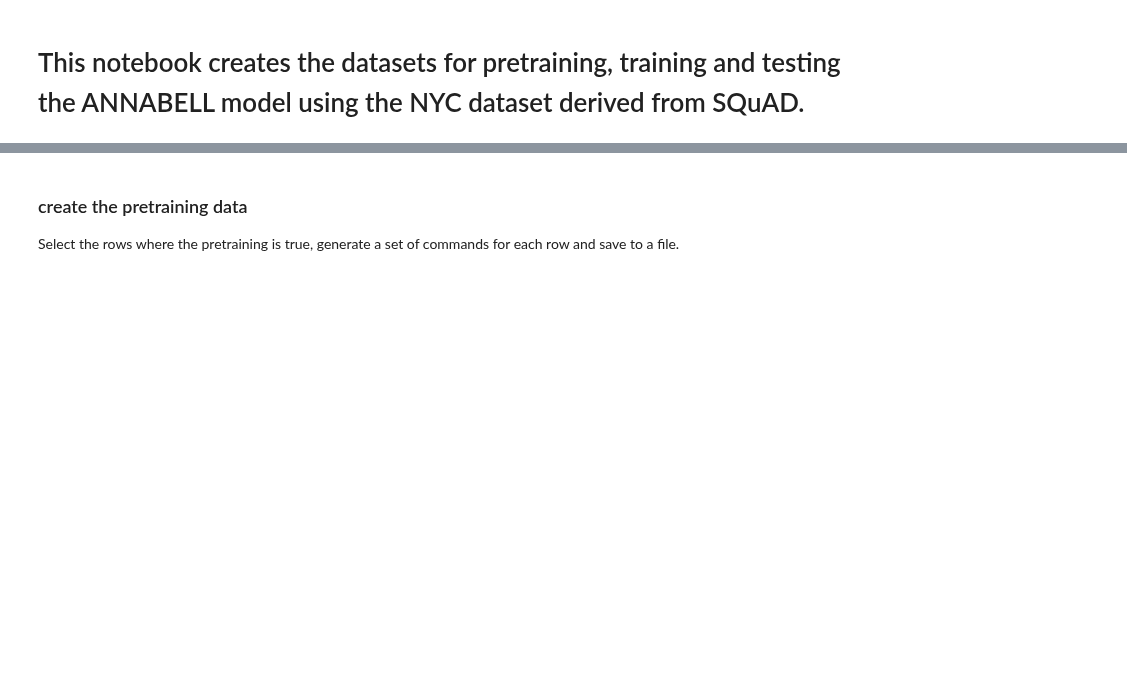
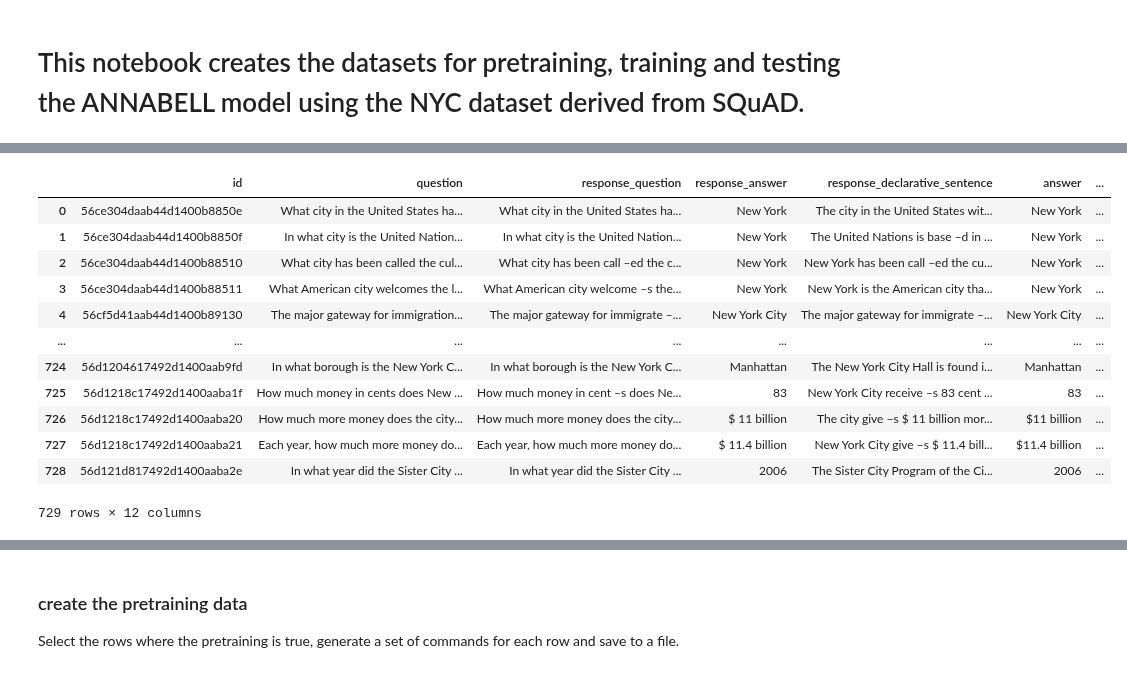
Before and after one commit to cjwalmsley/Training-and-evaluating-cognitive-language-models, a Jupyter notebook: pre_training/nyc_pretraining_training_testing.ipynb, the cells around one changed output, grey strips where cells are left out. Drawn from its saved outputs; the diff is of its cells as text; code cells hidden in the pictures; blank space fills up the shorter version.

Commit message:
Added categorisation of statements and questions to training preparation script

```diff
--- a/pre_training/nyc_pretraining_training_testing.ipynb
+++ b/pre_training/nyc_pretraining_training_testing.ipynb
@@ -115,0 +63,49 @@ nyc_squad_df
+# %%
+#load the dataset
+nyc_squad_df = pd.read_json(dataset_filepath, lines=True)
+#remove any rows where the max number of words or max numbr of characters is exceeded
+join_concurrent_capitalized_words(nyc_squad_df,
+                                  ["response_declarative_sentence_formatted", "response_question_formatted",
+                                   "response_answer_formatted"])
+nyc_squad_df = filter_dataset_by_limits(nyc_squad_df,
+                                        ["response_declarative_sentence_formatted", "response_question_formatted",
+                                         "response_declarative_sentence_formatted"], maximum_number_of_words,
+                                        maximum_word_length)
+nyc_squad_df = nyc_squad_df[
+    nyc_squad_df["response_declarative_sentence_formatted"].str.split().str.len() <= maximum_number_of_words]
+nyc_squad_df = nyc_squad_df[
+    nyc_squad_df["response_question_formatted"].str.split().str.len() <= maximum_number_of_words]
+nyc_squad_df = nyc_squad_df[
+    ~nyc_squad_df["response_declarative_sentence_formatted"].str.split().apply(
+        lambda words: any(len(word) > maximum_word_length for word in words))]
+nyc_squad_df = nyc_squad_df[
+    ~nyc_squad_df["response_question_formatted"].str.split().apply(
+        lambda words: any(len(word) > maximum_word_length for word in words))]
+nyc_squad_df = nyc_squad_df[
+    ~nyc_squad_df["response_answer_formatted"].str.split().apply(
+        lambda words: any(len(word) > maximum_word_length for word in words))]
+nyc_squad_df.reset_index(drop=True, inplace=True)
+#add categories to the questions and declarative sentences, creating 2 new columns - question category and sentence category
+categorised_questions_df = pd.read_json(categorised_questions_filepath, lines=True)
+categorised_questions_df["category"].value_counts()
+categorised_questions_df = categorised_questions_df.rename(columns={'category': 'question_category'})
+nyc_squad_df = nyc_squad_df.merge(categorised_questions_df[["id", "question_category"]], on="id", how="left")
+categorised_sentences_df = pd.read_json(categorised_sentences_filepath, lines=True)
+categorised_sentences_df = categorised_sentences_df.rename(columns={'category': 'sentence_category'})
+categorised_sentences_df["sentence_category"].value_counts()
+nyc_squad_df = nyc_squad_df.merge(categorised_sentences_df[["id", "sentence_category"]], on="id", how="left")
+nyc_squad_df
+# %% [output]
+|  | id | question | response_question | response_answer | response_declarative_sentence | answer | ... |
+| 0 | 56ce304daab44d1400b8850e | What city in the United States ha... | What city in the United States ha... | New York | The city in the United States wit... | New York | ... |
+| 1 | 56ce304daab44d1400b8850f | In what city is the United Nation... | In what city is the United Nation... | New York | The United Nations is base –d in ... | New York | ... |
+| 2 | 56ce304daab44d1400b88510 | What city has been called the cul... | What city has been call –ed the c... | New York | New York has been call –ed the cu... | New York | ... |
+| 3 | 56ce304daab44d1400b88511 | What American city welcomes the l... | What American city welcome –s the... | New York | New York is the American city tha... | New York | ... |
+| 4 | 56cf5d41aab44d1400b89130 | The major gateway for immigration... | The major gateway for immigrate –... | New York City | The major gateway for immigrate –... | New York City | ... |
+| ... | ... | ... | ... | ... | ... | ... | ... |
+| 724 | 56d1204617492d1400aab9fd | In what borough is the New York C... | In what borough is the New York C... | Manhattan | The New York City Hall is found i... | Manhattan | ... |
+| 725 | 56d1218c17492d1400aaba1f | How much money in cents does New ... | How much money in cent –s does Ne... | 83 | New York City receive –s 83 cent ... | 83 | ... |
+| 726 | 56d1218c17492d1400aaba20 | How much more money does the city... | How much more money does the city... | $ 11 billion | The city give –s $ 11 billion mor... | $11 billion | ... |
+| 727 | 56d1218c17492d1400aaba21 | Each year, how much more money do... | Each year, how much more money do... | $ 11.4 billion | New York City give –s $ 11.4 bill... | $11.4 billion | ... |
+| 728 | 56d121d817492d1400aaba2e | In what year did the Sister City ... | In what year did the Sister City ... | 2006 | The Sister City Program of the Ci... | 2006 | ... |
+729 rows × 12 columns
```
Also changed, not shown: parts of 24 cells of this notebook, 6 other files.
